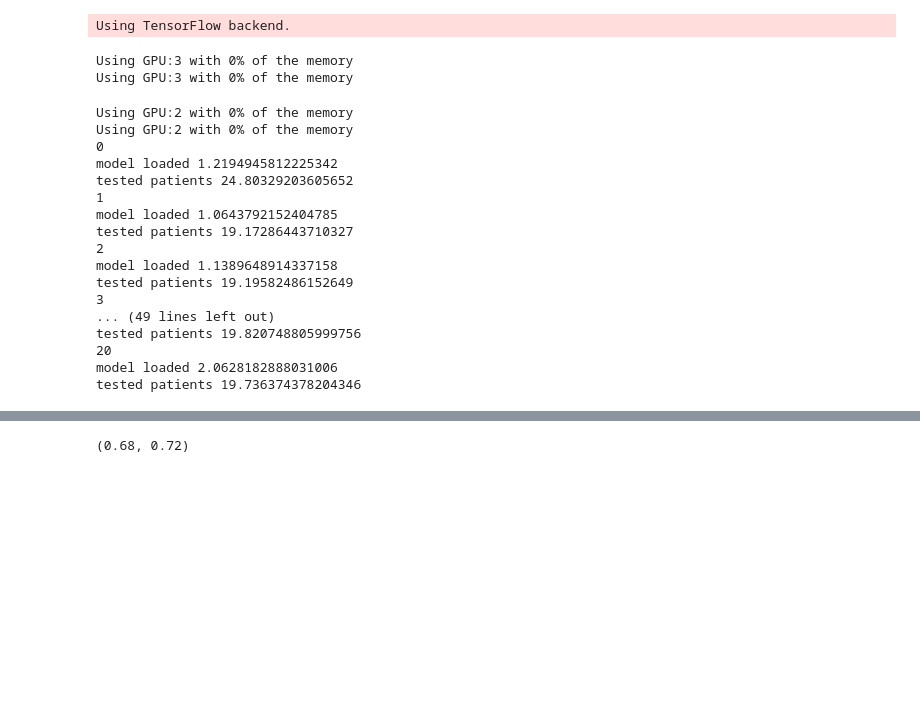
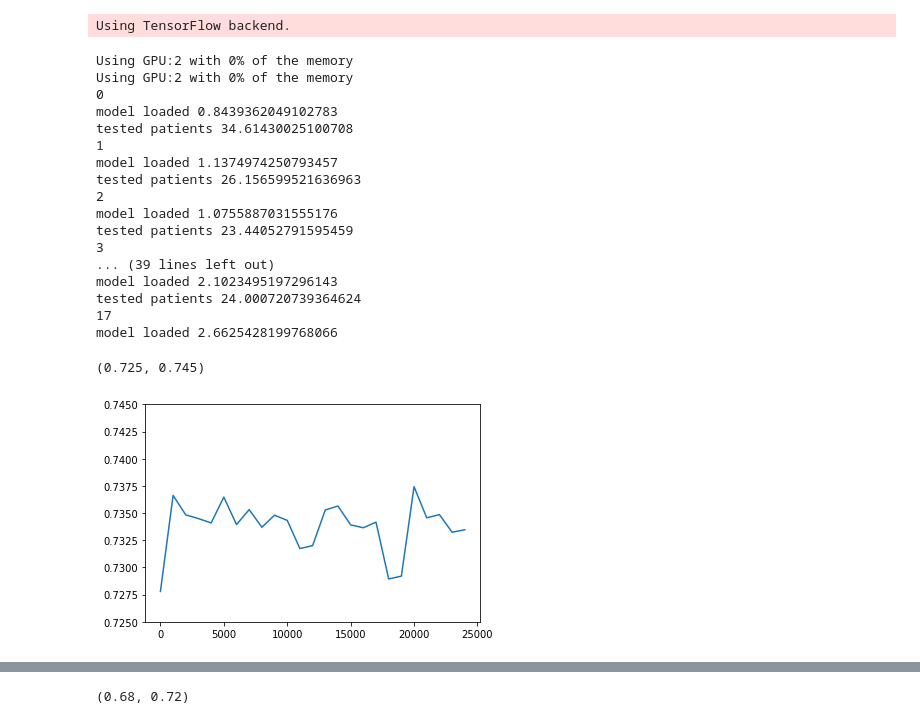
Before and after one commit to ckguo/voxelmorph, a Jupyter notebook: notebooks/dice_epoch_graph.ipynb, the cells around one changed output, grey strips where cells are left out. Saved outputs shown, nothing was run; the diff lists cells and outputs as text; code cells hidden in the pictures; blank space fills up the shorter version.

```diff
--- a/notebooks/dice_epoch_graph.ipynb
+++ b/notebooks/dice_epoch_graph.ipynb
@@ -89,44 +76,0 @@ good_labels = sio.loadmat('../data/labels.mat')['labels'][0]
-# %%
-gpu = '/gpu:' + str(gpu_id)
-#     print(gpu)
-os.environ['TF_CPP_MIN_LOG_LEVEL'] = '3'
-
-restrict_GPU_tf(str(gpu_id))
-restrict_GPU_keras(str(gpu_id))
-
-config = tf.ConfigProto()
-config.gpu_options.allow_growth = True
-config.allow_soft_placement = True
-set_session(tf.Session(config=config))
-
-vol_size=(160,192,224)
-
-# Anatomical labels we want to evaluate
-labels = sio.loadmat('../data/labels.mat')['labels'][0]
-
-atlas = np.load('../data/atlas_norm.npz')
-atlas_vol = atlas['vol']
-atlas_seg = atlas['seg']
-atlas_vol = np.reshape(atlas_vol, (1,)+atlas_vol.shape+(1,))
-
-xx = np.arange(vol_size[1])
-yy = np.arange(vol_size[0])
-zz = np.arange(vol_size[2])
-grid = np.rollaxis(np.array(np.meshgrid(xx, yy, zz)), 0, 4)
-
-images = []
-for step in range(0, n_test):
-    vol_name, seg_name = test_brain_strings[step].split(",")
-    X_vol, X_seg = datagenerators.load_example_by_name(vol_name, seg_name)
-    images.append([X_vol, X_seg])
-
-sz = atlas_seg.shape
-z_inp1 = tf.placeholder(tf.float32, sz)
-z_inp2 = tf.placeholder(tf.float32, sz)
-z_out = losses.kdice(z_inp1, z_inp2, good_labels)
-kdice_fn = K.function([z_inp1, z_inp2], [z_out])
-
-nn_trf_model = networks.nn_trf(vol_size)
-# %% [output]
-Using GPU:3 with 0% of the memory
-Using GPU:3 with 0% of the memory
@@ -242,23 +147,29 @@ def create_graph(model_name, iter_num, step_size, gpu_id, n_test, invert_images=
         dices.append(np.mean(dice_means))
     return dices
 # %%
-dices = create_graph('mi_inverted_bins48_reg3', 201000, 10000, 2, 10, invert_images=True)
+dices = create_graph('mi_local2', 100000, 5000, 2, 10, invert_images=True)
 # %% [output]
 Using GPU:2 with 0% of the memory
 Using GPU:2 with 0% of the memory
 0
-model loaded 1.2194945812225342
-tested patients 24.80329203605652
+model loaded 0.8439362049102783
+tested patients 34.61430025100708
 1
-model loaded 1.0643792152404785
-tested patients 19.17286443710327
+model loaded 1.1374974250793457
+tested patients 26.156599521636963
 2
-model loaded 1.1389648914337158
-tested patients 19.19582486152649
+model loaded 1.0755887031555176
+tested patients 23.44052791595459
 3
-... (49 lines left out)
-tested patients 19.820748805999756
-20
-model loaded 2.0628182888031006
-tested patients 19.736374378204346
+... (39 lines left out)
+model loaded 2.1023495197296143
+tested patients 24.000720739364624
+17
+model loaded 2.6625428199768066
+# %%
+plt.plot(np.linspace(0, 24000, 24000/1000+1), dices)
+plt.ylim(0.725, 0.745)
+# %% [output]
+(0.725, 0.745)
+[figure, added]
 # %%
```
Also changed, not shown: parts of 3 cells of this notebook, 2 other files.
